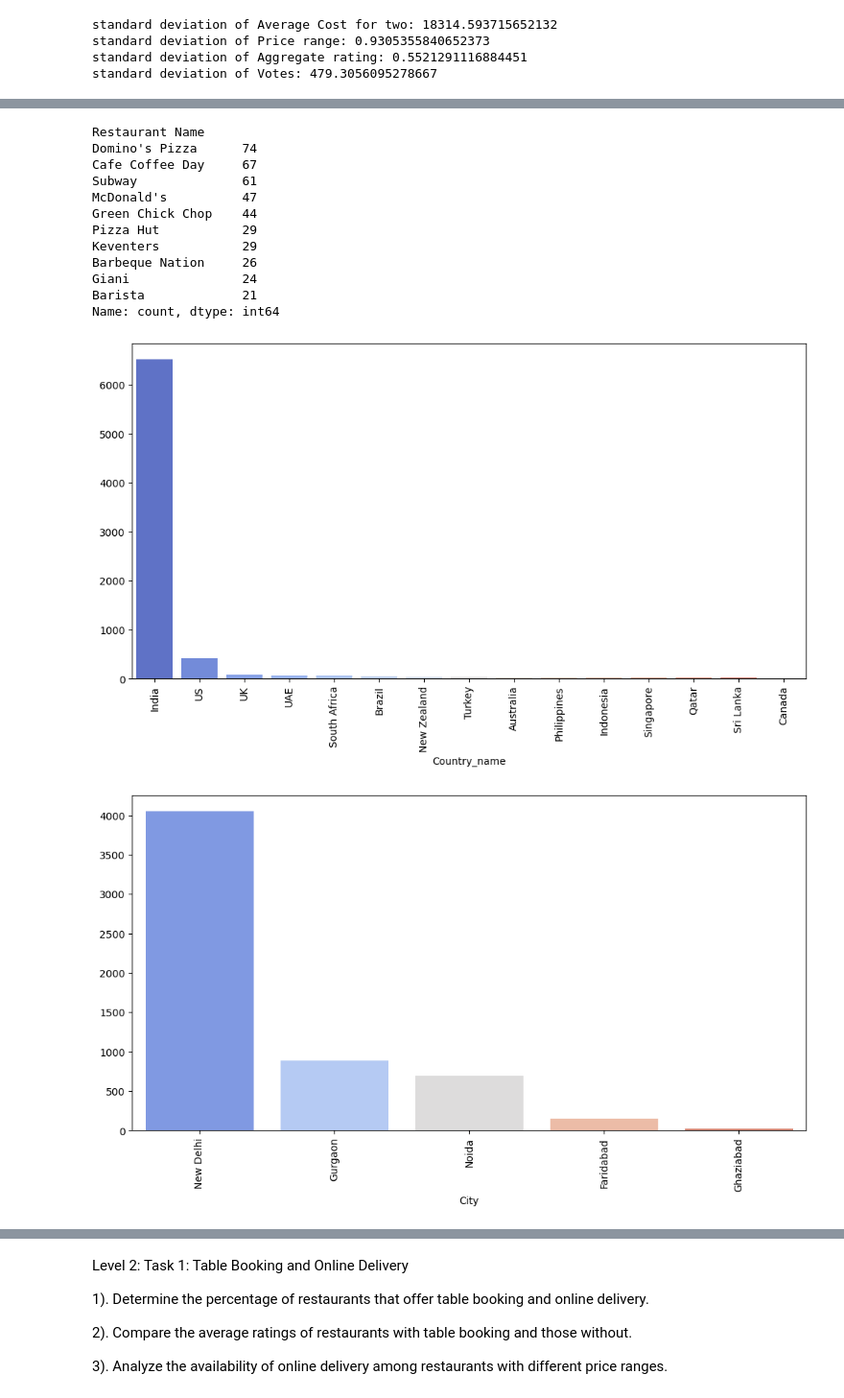
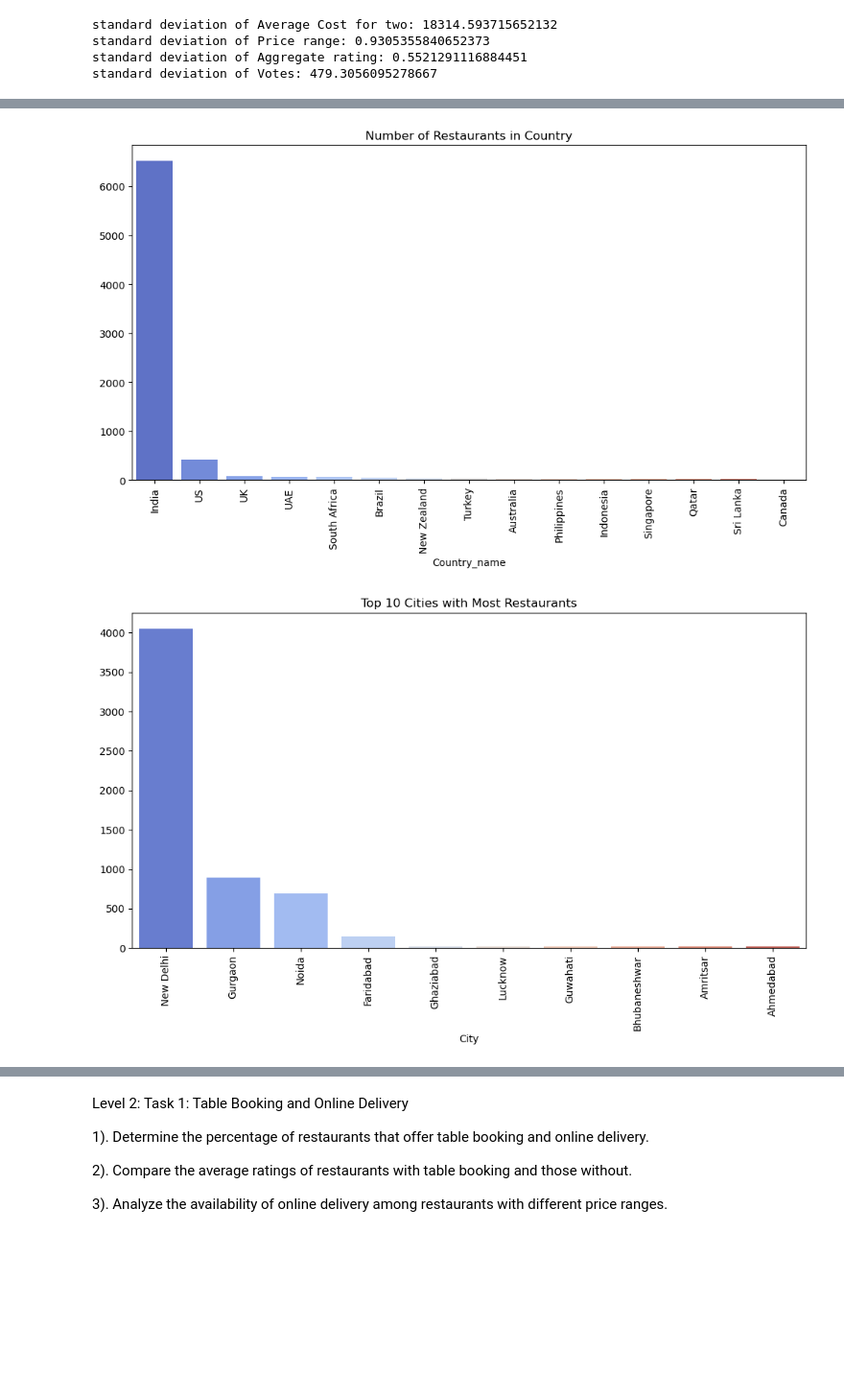
Before and after one commit to rahul-1419/gitVSPython, a Jupyter notebook: Projects/New folder/sheet_4.ipynb, the cells around one changed output, grey strips where cells are left out. Shown at 96% size. Saved outputs shown, nothing was run; the diff lists cells and outputs as text; code cells hidden in the pictures; blank space fills up the shorter version.

```diff
--- a/Projects/New folder/sheet_4.ipynb
+++ b/Projects/New folder/sheet_4.ipynb
@@ -237,31 +188,18 @@ Name: count, dtype: int64
-# %%
-df['Restaurant Name'].value_counts().head(10)
-# %% [output]
-Restaurant Name
-Domino's Pizza      74
-Cafe Coffee Day     67
-Subway              61
-McDonald's          47
-Green Chick Chop    44
-Pizza Hut           29
-Keventers           29
-Barbeque Nation     26
-Giani               24
-Barista             21
-Name: count, dtype: int64
 # %%
 count_contry = df['Country_name'].value_counts()
 plt.figure(figsize=(12,6))
 sns.barplot(x=count_contry.index,y=count_contry.values,palette='coolwarm')
+plt.title('Number of Restaurants in Country')
 plt.xticks(rotation=90)
 plt.show()
 # %% [output]
-[figure, old version]
+[figure, new version]
 # %%
-city_count = df['City'].value_counts().head(5)
+city_count = df['City'].value_counts().head(10)
 plt.figure(figsize=(12,6))
 sns.barplot(x=city_count.index, y = city_count.values,palette='coolwarm')
+plt.title('Top 10 Cities with Most Restaurants')
 plt.xticks(rotation=90)
 plt.show()
 # %% [output]
-[figure, old version]
+[figure, new version]
```
Also changed, not shown: parts of 36 cells of this notebook.
